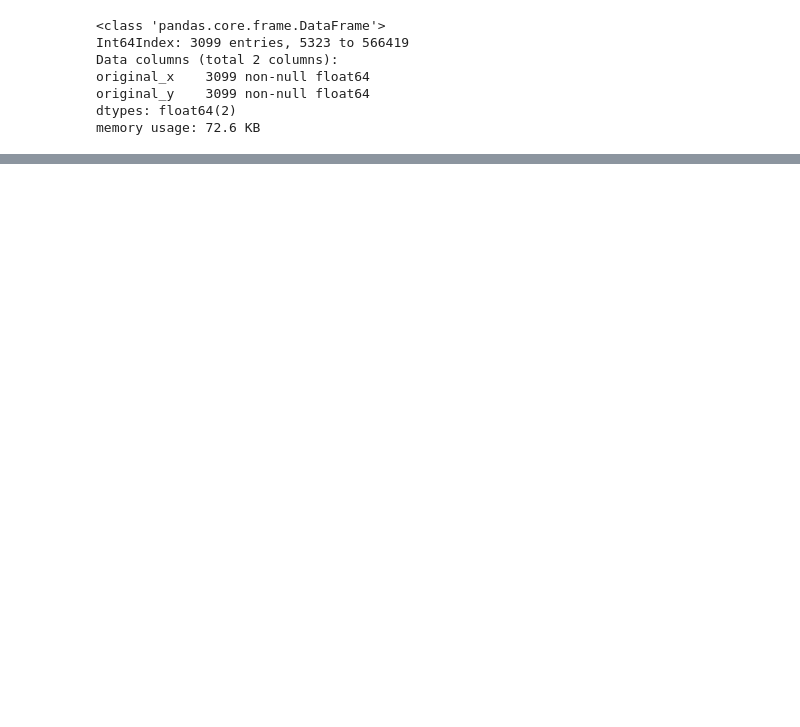
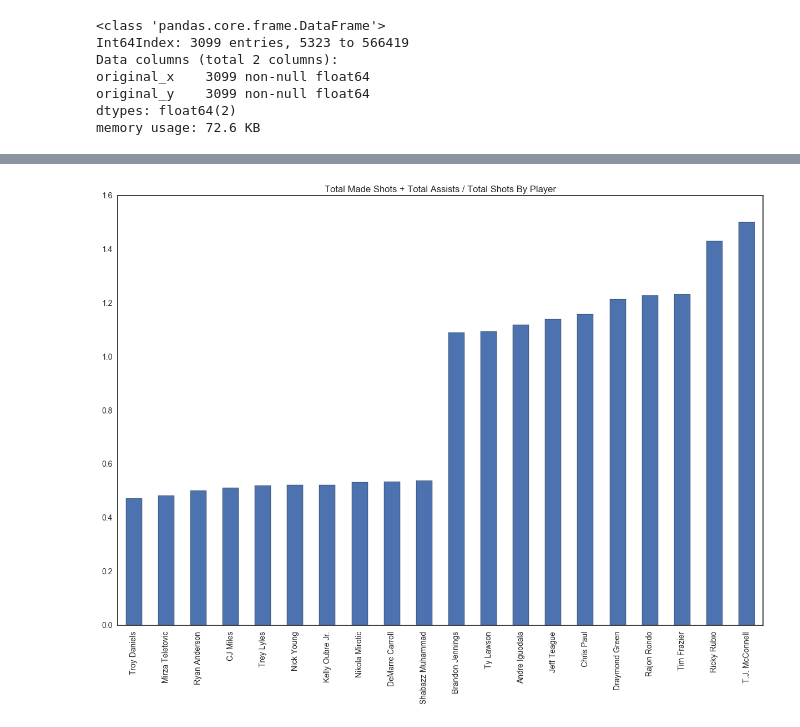
Before and after one commit to MPhillips55/Capstone_Project_1_2016-2017_NBA_Data, a Jupyter notebook: EDA/Capstone Project EDA - 2016-2017 NBA Data.ipynb, the cells around one changed output, grey strips where cells are left out. Cells and saved outputs as stored; diff of their text form; code cells hidden in the pictures; blank space fills up the shorter version.

```diff
--- a/EDA/Capstone Project EDA - 2016-2017 NBA Data.ipynb
+++ b/EDA/Capstone Project EDA - 2016-2017 NBA Data.ipynb
@@ -309,0 +570,3 @@ plt.show()
+# %%
+plot_stack_df = plot_stack_df.sort_values()
+plot_stack_df.head()
@@ -309,0 +580,3 @@ plt.show()
+# %%
+bottom10_df = plot_stack_df[0:10]
+bottom10_df
@@ -309,0 +595,3 @@ plt.show()
+# %%
+top10_df = plot_stack_df[220:]
+top10_df
@@ -309,0 +610,10 @@ plt.show()
+# %%
+combined_plot = pd.concat([top10_df, bottom10_df])
+combined_plot = combined_plot.sort_values()
+# %%
+ax = combined_plot.plot(kind='bar',
+               title='Total Made Shots + Total Assists / Total Shots By Player',
+               figsize=(15,10),
+               legend=False)
+# %% [output]
+[figure, added]
```
Also changed, not shown: parts of 52 cells of this notebook.
